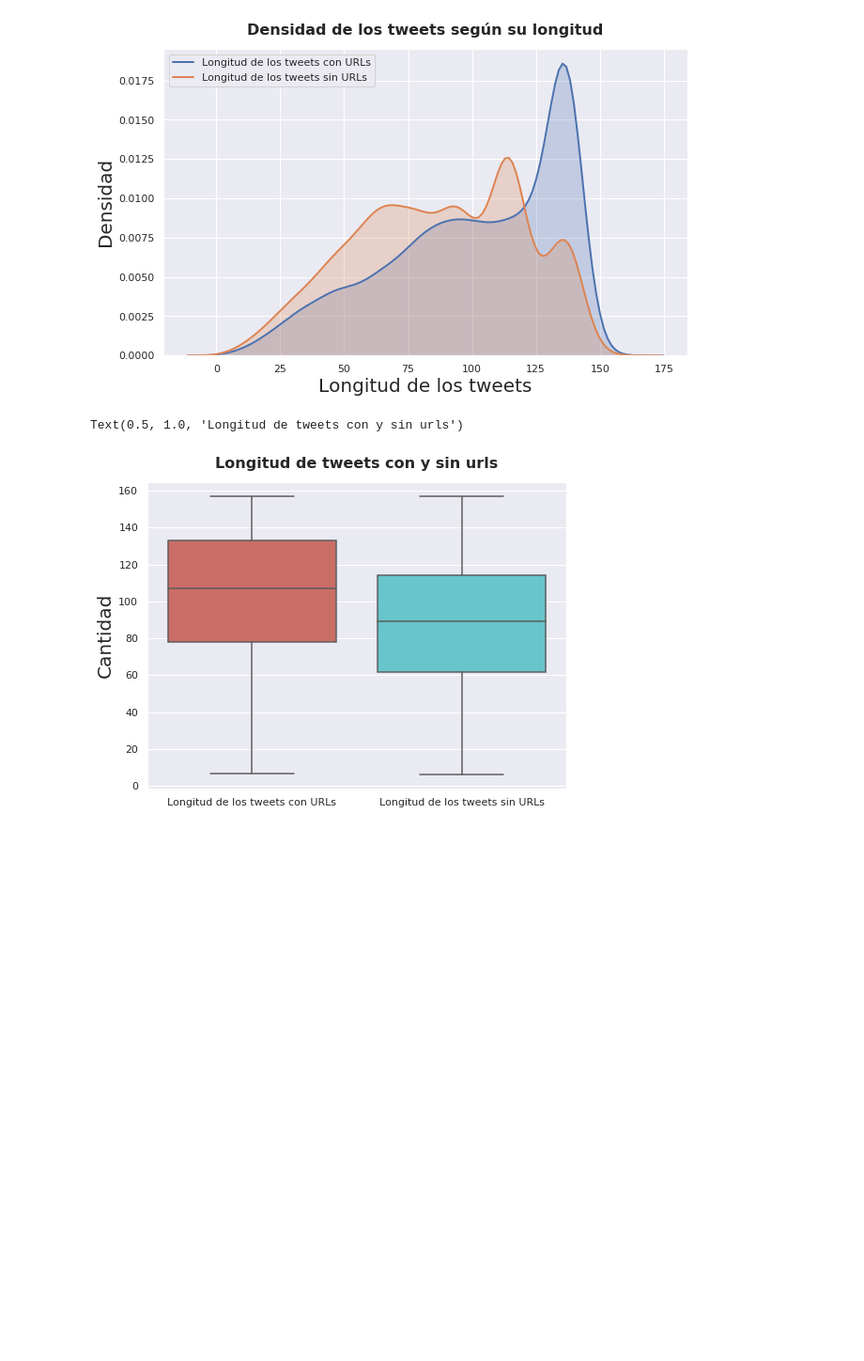
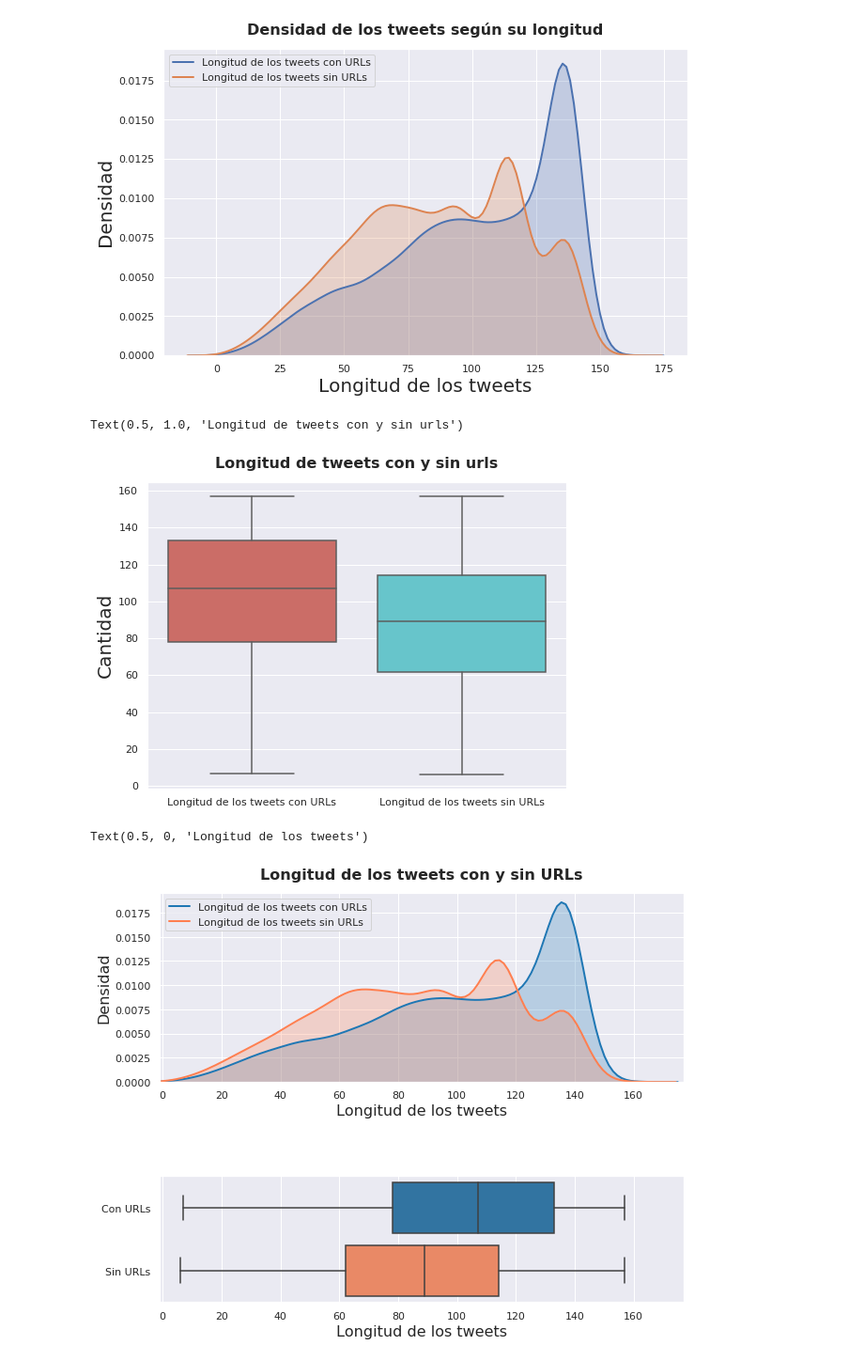
Before and after one commit to tporganizaciondedatos1c2020/TP1, a Jupyter notebook: AnalisisTextURLs.ipynb, the cells around one changed output. Shown: that part at 94% size. Saved outputs shown, nothing was run; the diff lists cells and outputs as text; code cells hidden in the pictures; blank space fills up the shorter version.

```diff
--- a/AnalisisTextURLs.ipynb
+++ b/AnalisisTextURLs.ipynb
@@ -166,3 +160,40 @@ plt.title('Longitud de tweets con y sin urls',fontsize=16,fontweight='bold', pad
 # %% [output]
 Text(0.5, 1.0, 'Longitud de tweets con y sin urls')
 [figure]
+# %%
+x_lim = dataset['longitud'].max()+20
+
+fig = plt.figure(figsize=(10,8))
+
+gs = grd.GridSpec(2, 1, height_ratios=[6,4], hspace=0.6)
+
+
+ax = plt.subplot(gs[0])
+
+
+sns.distplot(dataset['longitud'], hist = False, kde = True, ax = ax, color = '#1f77b4',
+                 kde_kws = {'shade': True, 'linewidth': 2}, label = 'Longitud de los tweets con URLs')
+sns.distplot(dataset['longitud sin url'], hist = False, kde = True, ax = ax, color = 'coral',
+                 kde_kws = {'shade': True, 'linewidth': 2}, label = 'Longitud de los tweets sin URLs')
+
+plt.xlim(-1, x_lim)
+plt.ylabel('Densidad',fontsize=16)
+plt.title('Longitud de los tweets con y sin URLs',fontsize=16,fontweight='bold', pad = 15)
+plt.xlabel('Longitud de los tweets',fontsize=16)
+plt.legend()
+
+
+ax1 = plt.subplot(gs[1])
+
+data = dataset.loc[:,['longitud','longitud sin url']]
+data.columns = ['Con URLs', 'Sin URLs']
+
+colors = ('#1f77b4' , 'coral')
+sns.boxplot( data=data, palette=colors, ax=ax1, orient='h')
+
+
+plt.xlim(-1, x_lim)
+plt.xlabel('Longitud de los tweets',fontsize=16)
+# %% [output]
+Text(0.5, 0, 'Longitud de los tweets')
+[figure, added]
```
Also changed, not shown: parts of 3 cells of this notebook, 1 other file.
